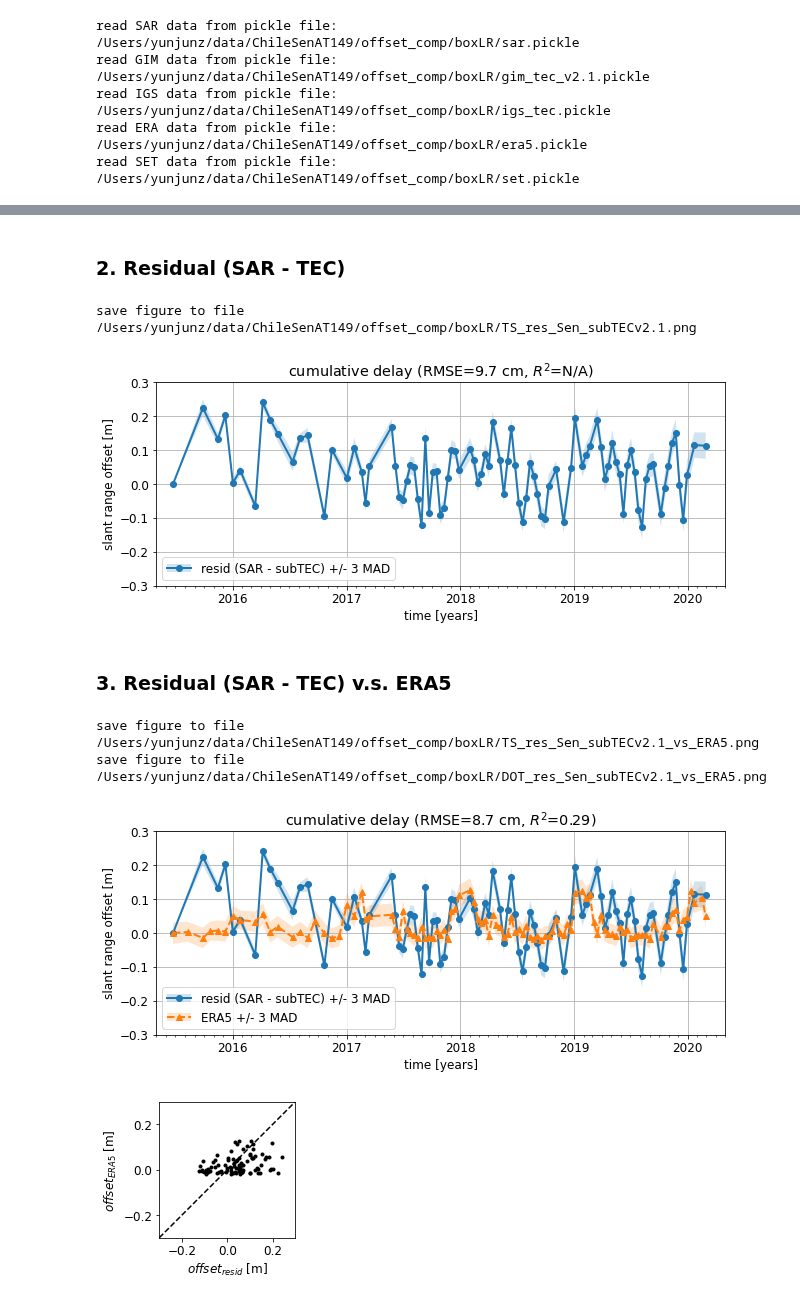
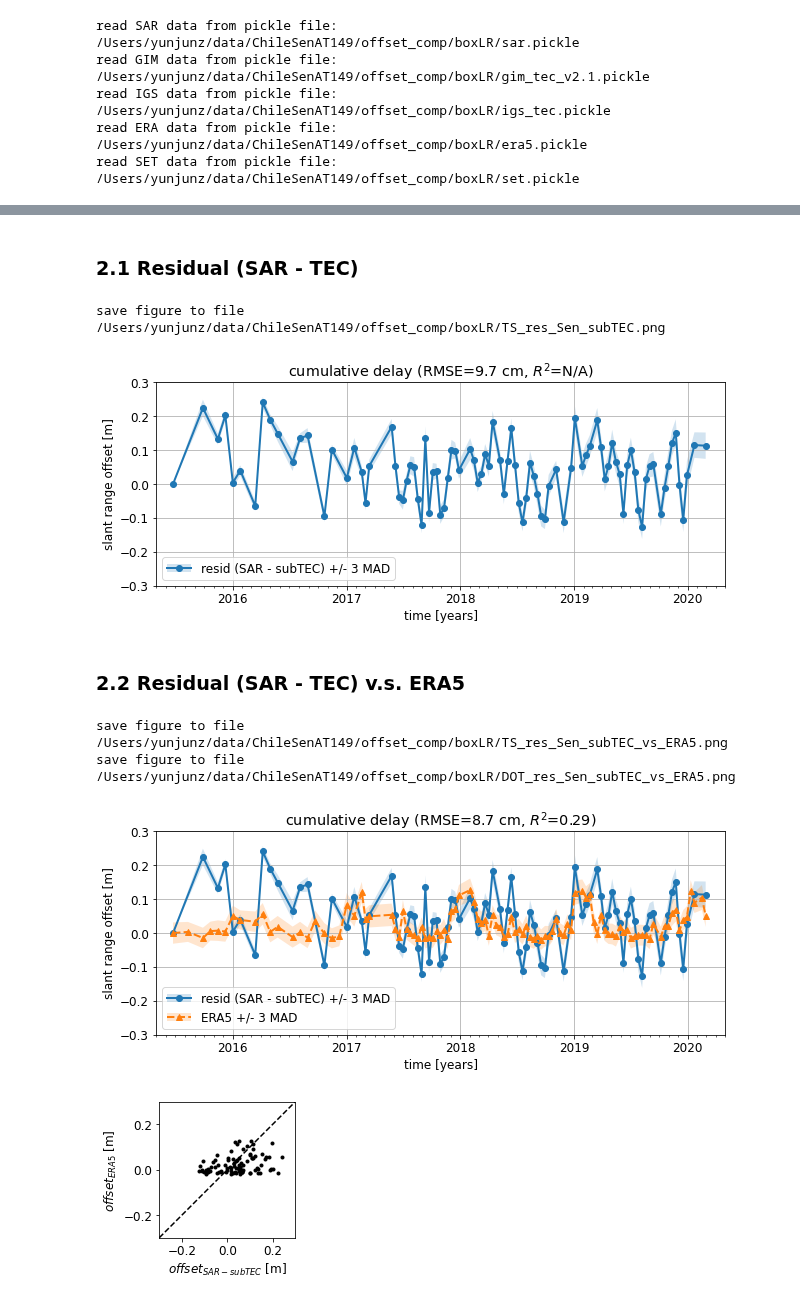
Before and after one commit to yunjunz/2022-Geolocation, a Jupyter notebook: offset_comp.ipynb, the cells around one changed output, grey strips where cells are left out. Saved outputs shown, nothing was run; the diff lists cells and outputs as text; code cells hidden in the pictures.

```diff
--- a/offset_comp.ipynb
+++ b/offset_comp.ipynb
@@ -212,20 +207,12 @@ save figure to file /Users/yunjunz/data/ChileSenAT149/offset_comp/boxLR/DOT_Sen_
 # %% [markdown]
-### 2. Residual (SAR - TEC)
+### 2.1 Residual (SAR - TEC)
 # %%
-tec_type = 'subTEC'    # subTEC, TEC
-out_fig_suffix = 'res_Sen_{}v{}'.format(tec_type, iono_version)
-n = 3  # number of MAD
+tec_type = 'subTEC'      # subTEC, TEC
+out_fig_suffix = 'res_Sen_{}'.format(tec_type)
 
 ## data
-flag = get_common_index(dDict['SAR'], dDict['GIM'])[0]
-x1      = dDict['SAR']['time']
-x2      = dDict['GIM']['time']
-sar     = dDict['SAR']['range_offset_med'][flag]       # estimated offset from SAR
-sar_err = dDict['SAR']['range_offset_mad'][flag] * n
-gim     = dDict['GIM']['range_delay4Cband_{}'.format(tec_type)]  # predicted offset from GIM TEC
-gim -= gim[0]
-sar -= sar[0]
-res = sar - gim
+res = sar[flag] - gimS   # gimS, gimT
+res_err = sar_err[flag]
 
 # stats
 rmse = np.sqrt(np.sum((res - 0)**2) / (np.sum(flag) - 1))
@@ -234,7 +221,7 @@ stats_msg = 'RMSE={:.1f} cm, $R^2$=N/A'.format(rmse*100)
 ## plot
 fig, ax = plt.subplots(figsize=[9, 4])
 p0, = ax.plot(x2, res,  '-o', color='C0', ms=6, lw=2)
-p1  = ax.fill_between(x2, res - sar_err, res + sar_err, fc='C0', ec='none', alpha=0.2)
+p1  = ax.fill_between(x2, res - res_err, res + res_err, fc='C0', ec='none', alpha=0.2)
 
 # axis format
 ax.set_xlim(dt.datetime(2015, 5, 1), dt.datetime(2020, 5, 1))
@@ -255,29 +242,18 @@ if save:
 
 plt.show()
 # %% [output]
-save figure to file /Users/yunjunz/data/ChileSenAT149/offset_comp/boxLR/TS_res_Sen_subTECv2.1.png
+save figure to file /Users/yunjunz/data/ChileSenAT149/offset_comp/boxLR/TS_res_Sen_subTEC.png
 [figure]
 # %% [markdown]
-### 3. Residual (SAR - TEC) v.s. ERA5
+### 2.2 Residual (SAR - TEC) v.s. ERA5
 # %%
 #out_fig_suffix = 'ERA5{}_vs_res_Sen_GIMv{}'.format(tropo_opt, iono_version)  # to compare ERA5 calc approaches
 tec_type = 'subTEC'    # subTEC, TEC
-out_fig_suffix = 'res_Sen_{}v{}_vs_ERA5'.format(tec_type, iono_version)
-
-n = 3  # number of MAD
+out_fig_suffix = 'res_Sen_{}_vs_ERA5'.format(tec_type)
 
 ## data
-flag = get_common_index(dDict['SAR'], dDict['GIM'])[0]
-x1      = dDict['SAR']['time']
-x2      = dDict['GIM']['time']
-sar     = dDict['SAR']['range_offset_med'][flag]       # estimated offset from SAR
-sar_err = dDict['SAR']['range_offset_mad'][flag] * n
-gim     = dDict['GIM']['range_delay4Cband_{}'.format(tec_type)]  # predicted offset from GIM TEC
-era     = dDict['ERA']['range_delay_tropo_med']  # predicted offset from ERA5 (dry + wet)
-era_err = dDict['ERA']['range_delay_tropo_mad'] * n
-gim -= gim[0]
-era -= era[0]
-res = sar - gim
+res = sar[flag] - gimS
+res_err = sar_err[flag]
 
 # stats
 rmse = np.sqrt(np.sum((res - era[flag])**2) / (np.sum(flag) - 1))
@@ -286,40 +262,35 @@ stats_msg = 'RMSE={:.1f} cm, $R^2$={:.2f}'.format(rmse*100, r2)
 
 ## plot
 fig, ax = plt.subplots(figsize=[9, 4])
 p0, = ax.plot(x2, res,  '-o', color='C0', ms=6, lw=2)
 p2, = ax.plot(x1, era, '--^', color='C1', ms=6, lw=2)
-p1  = ax.fill_between(x2, res - sar_err, res + sar_err, fc='C0', ec='none', alpha=0.2)
+p1  = ax.fill_between(x2, res - res_err, res + res_err, fc='C0', ec='none', alpha=0.2)
 p3  = ax.fill_between(x1, era - era_err, era + era_err, fc='C1', ec='none', alpha=0.2)
 
 # axis format
 ax.set_xlim(dt.datetime(2015, 5, 1), dt.datetime(2020, 5, 1))
 ax.set_ylim(-0.3, 0.3)
 ax.set_xlabel('time [years]')
 ax.set_ylabel('slant range offset [m]')
 ax.set_title('cumulative delay ({})'.format(stats_msg))
 pp.auto_adjust_xaxis_date(ax, x1, every_year=1, buffer_year=None)
 ax.grid('on')
 ax.legend([(p0, p1), (p2, p3)], ['resid (SAR - {}) +/- {} MAD'.format(tec_type, n),
                                  'ERA5 +/- {} MAD'.format(n)], loc='lower left')
 
 # output
 fig.tight_layout()
 out_fig = os.path.join(work_dir, 'TS_{}.png'.format(out_fig_suffix))
 print('save figure to file', out_fig)
 if save:
     plt.savefig(out_fig, bbox_inches='tight', transparent=True, dpi=300)
 
 ## dot figure
-plot_dot_figure(x=res,
-                y=era[flag],
-                xname='resid',
-                yname='ERA5',
-                vlim=(-0.3, 0.3),
-                save=save,
+plot_dot_figure(x=res, y=era[flag], xname='SAR - {}'.format(tec_type), yname='ERA5', vlim=(-0.3, 0.3), save=save,
                 out_fig=os.path.join(work_dir, 'DOT_{}.png'.format(out_fig_suffix)))
 plt.show()
 # %% [output]
-save figure to file /Users/yunjunz/data/ChileSenAT149/offset_comp/boxLR/TS_res_Sen_subTECv2.1_vs_ERA5.png
-save figure to file /Users/yunjunz/data/ChileSenAT149/offset_comp/boxLR/DOT_res_Sen_subTECv2.1_vs_ERA5.png
+save figure to file /Users/yunjunz/data/ChileSenAT149/offset_comp/boxLR/TS_res_Sen_subTEC_vs_ERA5.png
+save figure to file /Users/yunjunz/data/ChileSenAT149/offset_comp/boxLR/DOT_res_Sen_subTEC_vs_ERA5.png
 [figure]
-[figure, old version]
+[figure, new version]
```
Also changed, not shown: parts of 15 cells of this notebook, 2 other files.
